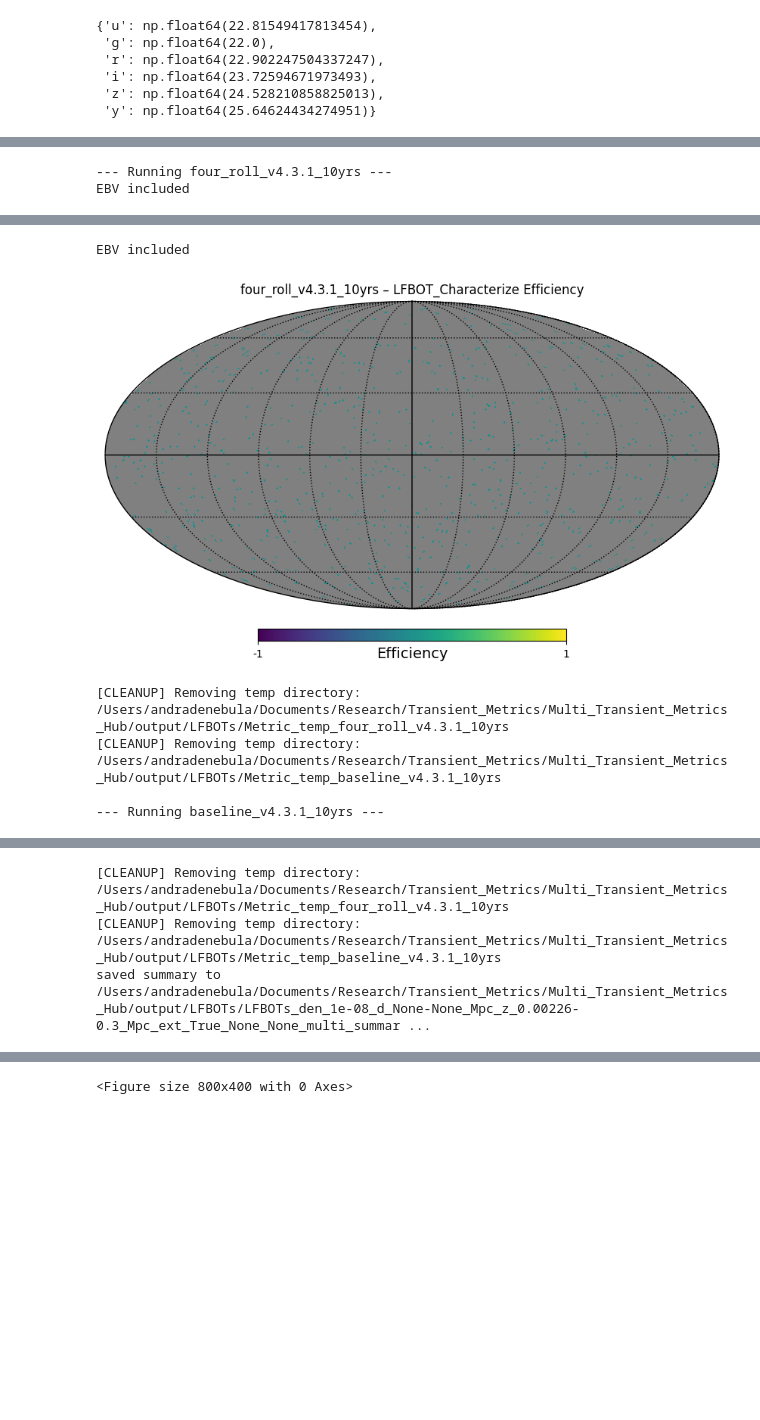
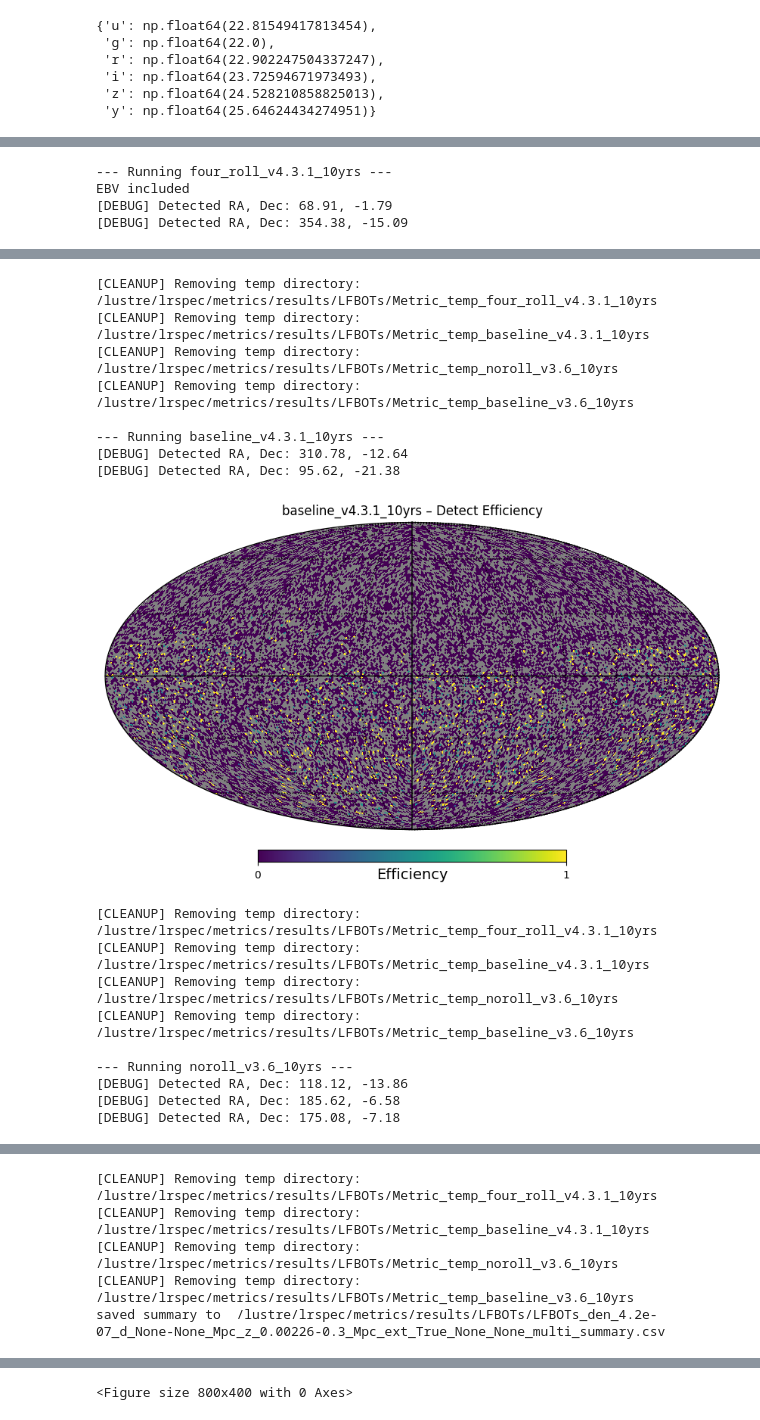
Before and after one commit to andra104/Multi_Transient_Metrics_Hub, a Jupyter notebook: LFBOT/LFBOT_notebook.ipynb, the cells around one changed output, grey strips where cells are left out. Drawn from its saved outputs; the diff is of its cells as text; code cells hidden in the pictures; blank space fills up the shorter version.

Commit message:
improvements to LFBOT and GRB afterglows

```diff
--- a/LFBOT/LFBOT_notebook.ipynb
+++ b/LFBOT/LFBOT_notebook.ipynb
@@ -11,7 +11,7 @@ from astropy.cosmology import Planck18 as cosmo
 import ast
 # %%
 # --- User toggle ---
-Cristina = True
+Cristina = False
 Shar = not Cristina
 
 # --- System Configurations ---
@@ -80,12 +80,13 @@ testname_metric_only=None
 use_log_time = False
 
 #control whether we generate new files
-generate_new_templates = True
-generate_new_pop = True
+generate_new_templates = False
+generate_new_pop = False
 make_debug_plots = False #toggle whether or not the pop generation makes plots
 
 #population variables
-rate_density = 1e-8
+rate_density = 420e-9
+# rate_density=1e-5
 
 # apply None for non-use case
 z_min, z_max = 0.00226, 0.3
@@ -101,7 +102,7 @@ t_end = 3652
 clean_temp = True
 
 #cadence variables
-cadences = ['four_roll_v4.3.1_10yrs', 'baseline_v4.3.1_10yrs']
+cadences = ['four_roll_v4.3.1_10yrs', 'baseline_v4.3.1_10yrs','noroll_v3.6_10yrs', 'baseline_v3.6_10yrs']
 ignore_triples = False #turn this to true to ignore triples
 filters = ['u', 'g', 'r', 'i', 'z', 'y'] #doesn't work rn i think but
 #if we wanted to look at less filters then we would adjust that here
@@ -207,6 +204,6 @@ importlib.reload(metric)
 # %%
 #run detection metric
-df_obs = shared_utils.run_detect(metric, slicer, cadences, shared_lc_model, db_dir, storage_dir, df_file, ignore_triples=ignore_triples, debug=True, plot=True, clean_temp=clean_temp, use_extinction=use_extinction)
+df_obs = shared_utils.run_detect(metric, slicer, cadences, shared_lc_model, db_dir, storage_dir, df_file, is_grb=True, ignore_triples=ignore_triples, debug=True, plot=True, clean_temp=clean_temp, use_extinction=use_extinction)
 # %% [output]
 --- Running four_roll_v4.3.1_10yrs ---
 EBV included
@@ -255,9 +240,11 @@ Obs_Record dataframe saved to  /Users/andradenebula/Documents/Research/Transient
 # %%
-#choose what to run in run_multi_metrics
+#choose what to run in run_multi_metrics #'detect',  'GRBcharacterize', 'GRB_spec_trigger', 'GRBDetect'
 # we can remove historical if we want
-multi_metrics = metric.get_multi_metrics(shared_lc_model, include=['detect', 'characterize', 'spec_trigger'], use_extinction=use_extinction)
+multi_metrics = metric.get_multi_metrics(shared_lc_model, include=['detect'], use_extinction=use_extinction)
 # %%
-sum_df = shared_utils.run_multi_metrics(multi_metrics, slicer, cadences, shared_lc_model, db_dir=db_dir, storage_dir=storage_dir,summary_filename=summary_filename, ignore_triples=False, plot=True, clean_temp=clean_temp, use_extinction=use_extinction)
+sum_df_2 = shared_utils.run_multi_metrics(multi_metrics, slicer, cadences, shared_lc_model, db_dir=db_dir, storage_dir=storage_dir,summary_filename=summary_filename, ignore_triples=False, plot=True, clean_temp=clean_temp, use_extinction=use_extinction)
 # %% [output]
 --- Running four_roll_v4.3.1_10yrs ---
 EBV included
+[DEBUG] Detected RA, Dec: 68.91, -1.79
+[DEBUG] Detected RA, Dec: 354.38, -15.09
@@ -265,6 +252,18 @@ EBV included
-EBV included
+[CLEANUP] Removing temp directory: /lustre/lrspec/metrics/results/LFBOTs/Metric_temp_four_roll_v4.3.1_10yrs
+[CLEANUP] Removing temp directory: /lustre/lrspec/metrics/results/LFBOTs/Metric_temp_baseline_v4.3.1_10yrs
+[CLEANUP] Removing temp directory: /lustre/lrspec/metrics/results/LFBOTs/Metric_temp_noroll_v3.6_10yrs
+[CLEANUP] Removing temp directory: /lustre/lrspec/metrics/results/LFBOTs/Metric_temp_baseline_v3.6_10yrs
+
+--- Running baseline_v4.3.1_10yrs ---
+[DEBUG] Detected RA, Dec: 310.78, -12.64
+[DEBUG] Detected RA, Dec: 95.62, -21.38
-[figure, old version]
+[figure, new version]
-[CLEANUP] Removing temp directory: /Users/andradenebula/Documents/Research/Transient_Metrics/Multi_Transient_Metrics_Hub/output/LFBOTs/Metric_temp_four_roll_v4.3.1_10yrs
-[CLEANUP] Removing temp directory: /Users/andradenebula/Documents/Research/Transient_Metrics/Multi_Transient_Metrics_Hub/output/LFBOTs/Metric_temp_baseline_v4.3.1_10yrs
+[CLEANUP] Removing temp directory: /lustre/lrspec/metrics/results/LFBOTs/Metric_temp_four_roll_v4.3.1_10yrs
+[CLEANUP] Removing temp directory: /lustre/lrspec/metrics/results/LFBOTs/Metric_temp_baseline_v4.3.1_10yrs
+[CLEANUP] Removing temp directory: /lustre/lrspec/metrics/results/LFBOTs/Metric_temp_noroll_v3.6_10yrs
+[CLEANUP] Removing temp directory: /lustre/lrspec/metrics/results/LFBOTs/Metric_temp_baseline_v3.6_10yrs
 
---- Running baseline_v4.3.1_10yrs ---
+--- Running noroll_v3.6_10yrs ---
+[DEBUG] Detected RA, Dec: 118.12, -13.86
+[DEBUG] Detected RA, Dec: 185.62, -6.58
+[DEBUG] Detected RA, Dec: 175.08, -7.18
@@ -273,3 +281,5 @@ EBV included
-[CLEANUP] Removing temp directory: /Users/andradenebula/Documents/Research/Transient_Metrics/Multi_Transient_Metrics_Hub/output/LFBOTs/Metric_temp_four_roll_v4.3.1_10yrs
-[CLEANUP] Removing temp directory: /Users/andradenebula/Documents/Research/Transient_Metrics/Multi_Transient_Metrics_Hub/output/LFBOTs/Metric_temp_baseline_v4.3.1_10yrs
-saved summary to  /Users/andradenebula/Documents/Research/Transient_Metrics/Multi_Transient_Metrics_Hub/output/LFBOTs/LFBOTs_den_1e-08_d_None-None_Mpc_z_0.00226-0.3_Mpc_ext_True_None_None_multi_summar ...
+[CLEANUP] Removing temp directory: /lustre/lrspec/metrics/results/LFBOTs/Metric_temp_four_roll_v4.3.1_10yrs
+[CLEANUP] Removing temp directory: /lustre/lrspec/metrics/results/LFBOTs/Metric_temp_baseline_v4.3.1_10yrs
+[CLEANUP] Removing temp directory: /lustre/lrspec/metrics/results/LFBOTs/Metric_temp_noroll_v3.6_10yrs
+[CLEANUP] Removing temp directory: /lustre/lrspec/metrics/results/LFBOTs/Metric_temp_baseline_v3.6_10yrs
+saved summary to  /lustre/lrspec/metrics/results/LFBOTs/LFBOTs_den_4.2e-07_d_None-None_Mpc_z_0.00226-0.3_Mpc_ext_True_None_None_multi_summary.csv
```
Also changed, not shown: parts of 15 cells of this notebook, 4 other files.
